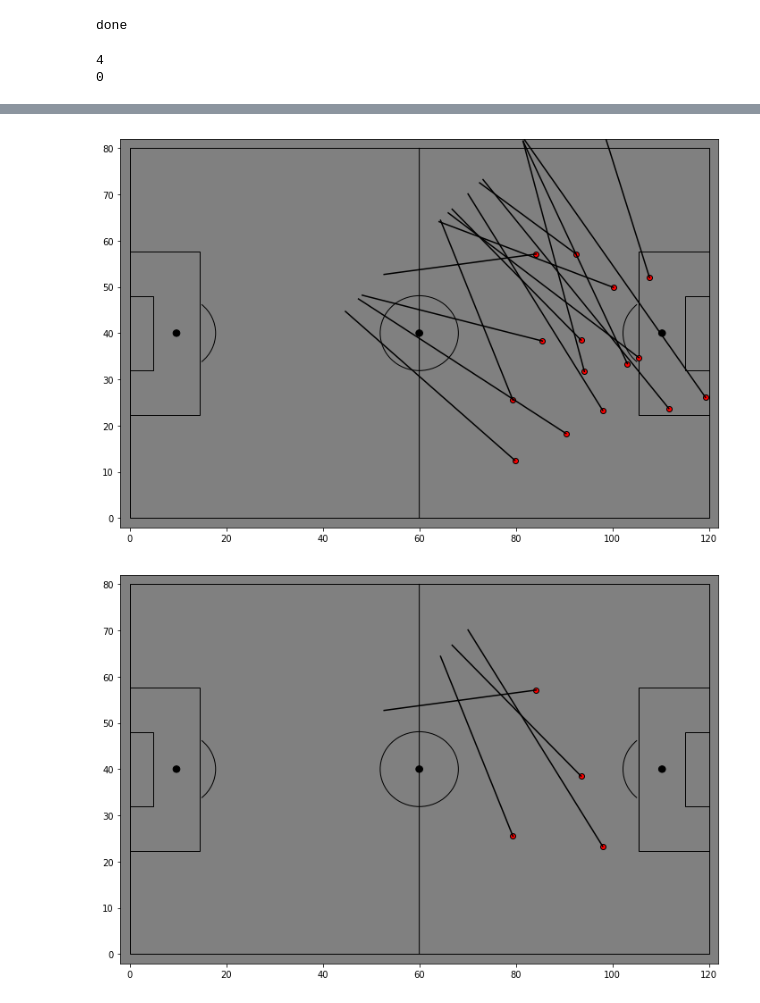
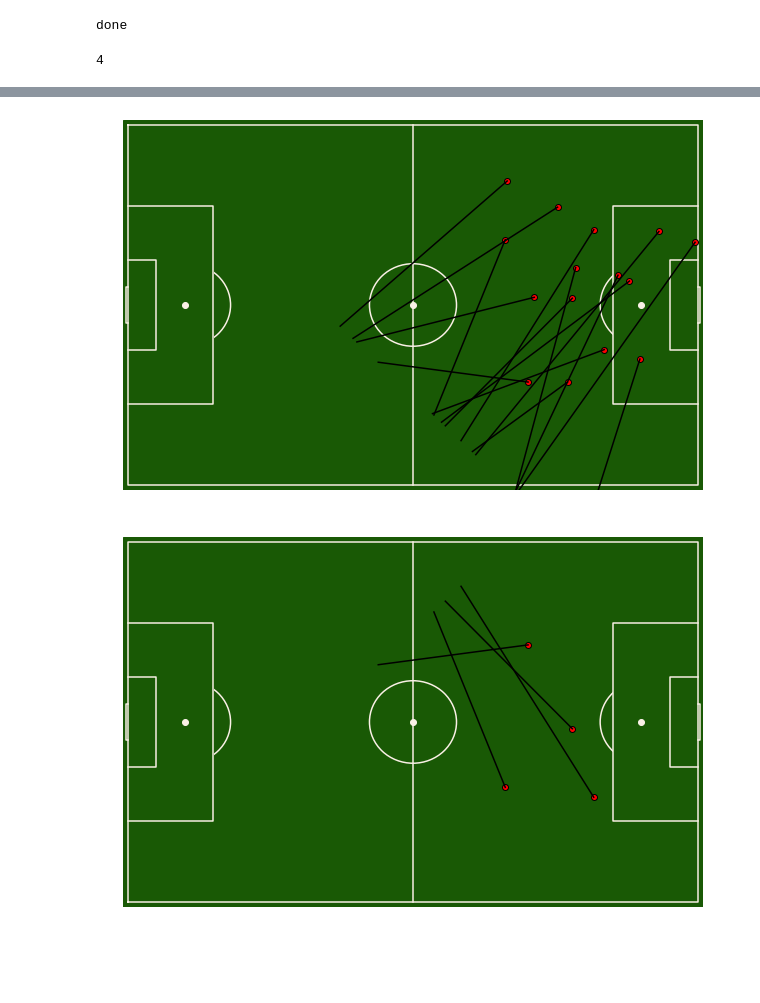
Before and after one commit to koushikkirugulige/Football-Analytics, a Jupyter notebook: Through_Ball.ipynb, the cells around one changed output, grey strips where cells are left out. Saved outputs shown, nothing was run; the diff lists cells and outputs as text; code cells hidden in the pictures; blank space fills up the shorter version.

Commit message:
new pitch map

```diff
--- a/Through_Ball.ipynb
+++ b/Through_Ball.ipynb
@@ -1,13 +1,11 @@
 # %%
 import json
 import os
-from pandas.io.json import json_normalize
 import numpy as np
 import seaborn as sns
 import pandas as pd
 import matplotlib.pyplot as plt
-from matplotlib.patches import Arc, Rectangle, ConnectionPatch
-from matplotlib.offsetbox import  OffsetImage
+import StatsbombPitch as sb
 #import squarify
 from functools import reduce
 path = "/home/kirugulige/Documents/Football-Analytics/open-data-master/data/events/"
@@ -17,7 +15,7 @@ with open("%s" % path + filename,encoding="utf8") as data_file:
     data = json.load(data_file)
     df = pd.DataFrame(data=None)
 
-    df = json_normalize(data, sep = "_")
+    df = pd.json_normalize(data, sep = "_")
 
         #df =  df[(df['type_name'] == "Shot")]
         #df = df.loc[:,['location','shot_body_part_id','shot_end_location','shot_one_on_one','shot_technique_id','shot_type_id','under_pressure','shot_outcome_id']]
@@ -34,12 +32,8 @@ through_ball = df.query('pass_through_ball == True')
 # %%
 assist = df.query('pass_goal_assist == True')
 print(len(assist.index))
-goal = assist.query('shot_outcome_id == 97')
-#assist = df.query('pass_goal_assist == True')
-print(len(goal.index))
 # %% [output]
 4
-0
 # %%
 through_ball= through_ball[["id", "period", "timestamp", "location", "pass_end_location", "pass_recipient_name"]]
 through_ball.head()
@@ -90,22 +56,18 @@ def draw_pitch(ax):
 # %%
-fig=plt.figure() #set up the figures
-fig.set_size_inches(12, 8)
-ax=fig.add_subplot(1,1,1)
-ax.set_facecolor('grey')
-draw_pitch(ax) #overlay our different objects on the pitch
-plt.ylim(-2, 82)
-plt.xlim(-2, 122)
+sb.sb_pitch("#195905","#faf0e6","horizontal","full")
+plt.gca().invert_yaxis() #overlay our different objects on the pitch
+#plt.ylim(-2, 82)
+#plt.xlim(-2, 122)
 #plt.plot(x_axis,y_axis,'ro')
 #plt.plot(x,y,'bo')
-#plt.axis('off')
-
+plt.axis('off')
 for i in range(len(through_ball)):
     x = through_ball.iloc[i]['pass_end_location'][0]
     y = through_ball.iloc[i]['pass_end_location'][1]
     xe = through_ball.iloc[i]['location'][0]
     ye = through_ball.iloc[i]['location'][0]
-    ax.scatter(x,y,color="red",edgecolors="black",zorder=10,alpha=1)
-    ax.plot([x,xe],[y,ye],zorder=11,alpha=1,color="black")
+    plt.scatter(x,y,color="red",edgecolors="black",zorder=10,alpha=1)
+    plt.plot([x,xe],[y,ye],zorder=11,alpha=1,color="black")
 
 """
 for i in range(len(assist)):
@@ -117,28 +79,25 @@ for i in range(len(assist)):
 
 plt.show()
 # %% [output]
-[figure, old version]
+[figure, new version]
 # %%
-fig=plt.figure() #set up the figures
-fig.set_size_inches(12, 8)
-ax=fig.add_subplot(1,1,1)
-ax.set_facecolor('grey')
-draw_pitch(ax) #overlay our different objects on the pitch
-plt.ylim(-2, 82)
-plt.xlim(-2, 122)
+sb.sb_pitch("#195905","#faf0e6","horizontal","full")
+plt.gca().invert_yaxis() #overlay our different objects on the pitch
+#plt.ylim(-2, 82)
+#plt.xlim(-2, 122)
 #plt.plot(x_axis,y_axis,'ro')
 #plt.plot(x,y,'bo')
-#plt.axis('off')
 
+plt.gca().invert_yaxis()
 for i in range(len(assist)):
     x = assist.iloc[i]['pass_end_location'][0]
     y = assist.iloc[i]['pass_end_location'][1]
     xe = assist.iloc[i]['location'][0]
     ye = assist.iloc[i]['location'][0]
-    ax.scatter(x,y,color="red",edgecolors="black",zorder=10,alpha=1)
-    ax.plot([x,xe],[y,ye],zorder=11,alpha=1,color="black")
+    plt.scatter(x,y,color="red",edgecolors="black",zorder=10,alpha=1)
+    plt.plot([x,xe],[y,ye],zorder=11,alpha=1,color="black")
 
 
 plt.show()
 # %% [output]
-[figure, old version]
+[figure, new version]
```
Also changed, not shown: parts of 1 cell of this notebook.
